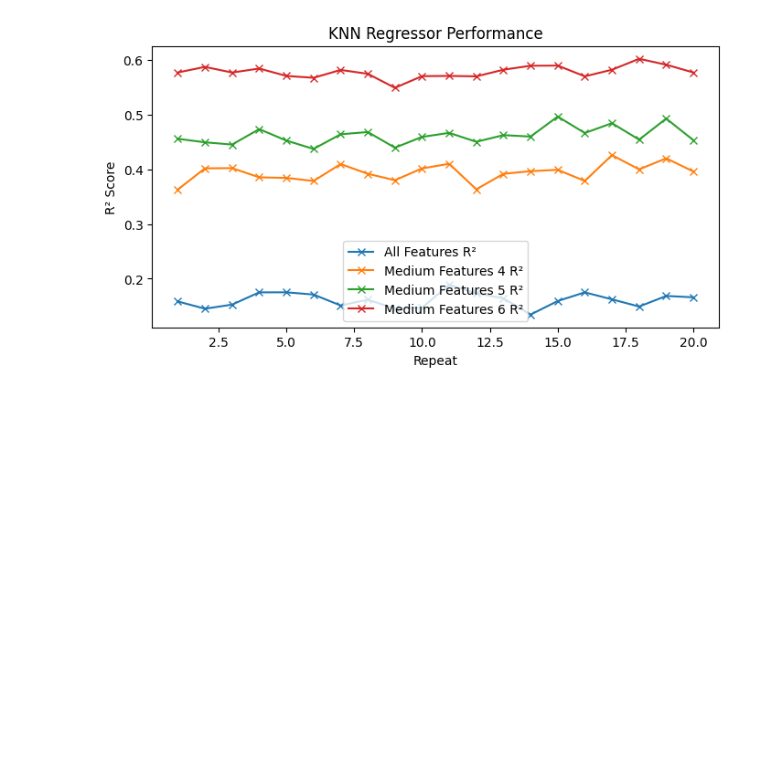
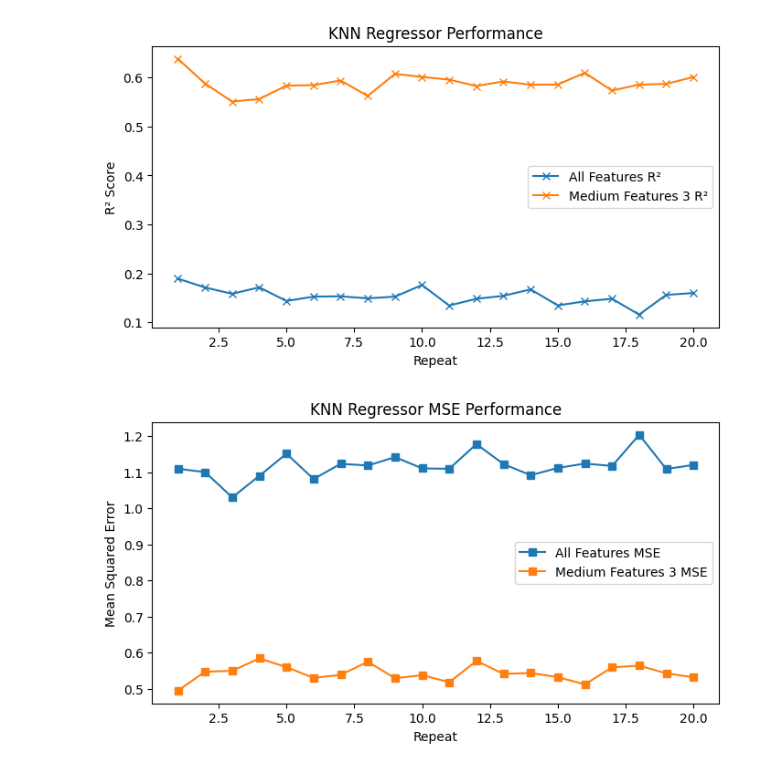
Before and after one commit to mehrnazeraeisi/California_Housing, a Jupyter notebook: Comparison_Chart_CaliforniaH_KnnRegression_Modification.ipynb, the cells around one changed output. Drawn from its saved outputs; the diff is of its cells as text; code cells hidden in the pictures; blank space fills up the shorter version.

```diff
--- a/Comparison_Chart_CaliforniaH_KnnRegression_Modification.ipynb
+++ b/Comparison_Chart_CaliforniaH_KnnRegression_Modification.ipynb
@@ -66,13 +66,25 @@ def knn_score(X_data, y_data, selected_features):
     X_subset = X_data[selected_features]
     model.fit(X_subset, y_data)
     return model.score(X_subset, y_data)
+# %%
+# Function to prioritize features based on KNN MSE
+
+def knn_mse(X_data, y_data, selected_features):
+    if len(selected_features) == 0:
+        return np.nan
+    model = KNeighborsRegressor()
+    X_subset = X_data[selected_features]
+    model.fit(X_subset, y_data)
+    y_pred = model.predict(X_subset)
+    return mean_squared_error(y_data, y_pred)
 # %%
 
 # Compute R² and accuracy scores for each group
 groups = [data_features, strong_features, medium_features_1, medium_features_2, medium_features_3,
-          medium_features_4, medium_features_5, medium_features_6, poor_features]
+          medium_features_4, medium_features_5, medium_features_6]
 
 r2_scores = [knn_score(X_data, y_data, group) for group in groups]
+mse_scores = [knn_mse(X_data, y_data, group) for group in groups]
 # %%
 # Build summary DataFrame
 summary_df = pd.DataFrame({
@@ -99,22 +112,23 @@ print(summary_df)
 # %%
 
-def knn_evaluation(X_data, y_data,medium_features_4, medium_features_5, medium_features_6, data_features, test_size, n_repeats):
+def knn_evaluation(X_data, y_data,medium_features_3,  data_features, test_size, n_repeats):
     # Initialize lists to store the results
+
+    mse_scores = {
+    "all_features": [],
+    "medium_features_3": []
+    }
 
     r2_scores = {
         "all_features": [],
-        "medium_features_4": [],
-        "medium_features_5": [],
-        "medium_features_6":[]
+        "medium_features_3": []
     }
 
 
     # List of feature groups to evaluate
     feature_groups = {
         "all_features": data_features,
-        "medium_features_4": medium_features_4,
-        "medium_features_5": medium_features_5,
-        "medium_features_6":medium_features_6
+        "medium_features_3": medium_features_3
     }
 
     # Repeat the process n_repeats times with different train-test splits
@@ -128,6 +142,9 @@ def knn_evaluation(X_data, y_data,medium_features_4, medium_features_5, medium_f
             knn_reg.fit(X_train[group_features], y_train)
             y_pred_reg = knn_reg.predict(X_test[group_features])
             r2_scores[group_name].append(r2_score(y_test, y_pred_reg))
+            mse_scores[group_name].append(mean_squared_error(y_test, y_pred_reg))
+
+
 
     # Plot results for R² and Accuracy
     x = np.arange(1, n_repeats + 1)
@@ -142,6 +159,16 @@ def knn_evaluation(X_data, y_data,medium_features_4, medium_features_5, medium_f
     plt.title('KNN Regressor Performance')
     plt.legend()
     plt.show()
+
+    # MSE plot
+    plt.figure(figsize=(8, 4))
+    for group_name, mse_list in mse_scores.items():
+        plt.plot(x, mse_list, label=f"{group_name.replace('_', ' ').title()} MSE", marker='s')
+    plt.xlabel('Repeat')
+    plt.ylabel('Mean Squared Error')
+    plt.title('KNN Regressor MSE Performance')
+    plt.legend()
+    plt.show()
 # %%
 
 # Example usage (add this after you load and preprocess your data):
@@ -156,7 +185,8 @@ knn_evaluation(X_data, y_data, medium_features_4, medium_features_5, medium_feat
 # %%
 # Example usage (add this after you load and preprocess your data):
-knn_evaluation(X_data, y_data, medium_features_4, medium_features_5, medium_features_6, data_features, test_size=0.16, n_repeats=20)
+knn_evaluation(X_data, y_data, medium_features_3, data_features, test_size=0.16, n_repeats=20)
 # %% [output]
-[figure, old version]
+[figure, new version]
+[figure, added]
 # %%
 # Example usage (add this after you load and preprocess your data):
```
Also changed, not shown: parts of 9 cells of this notebook.
